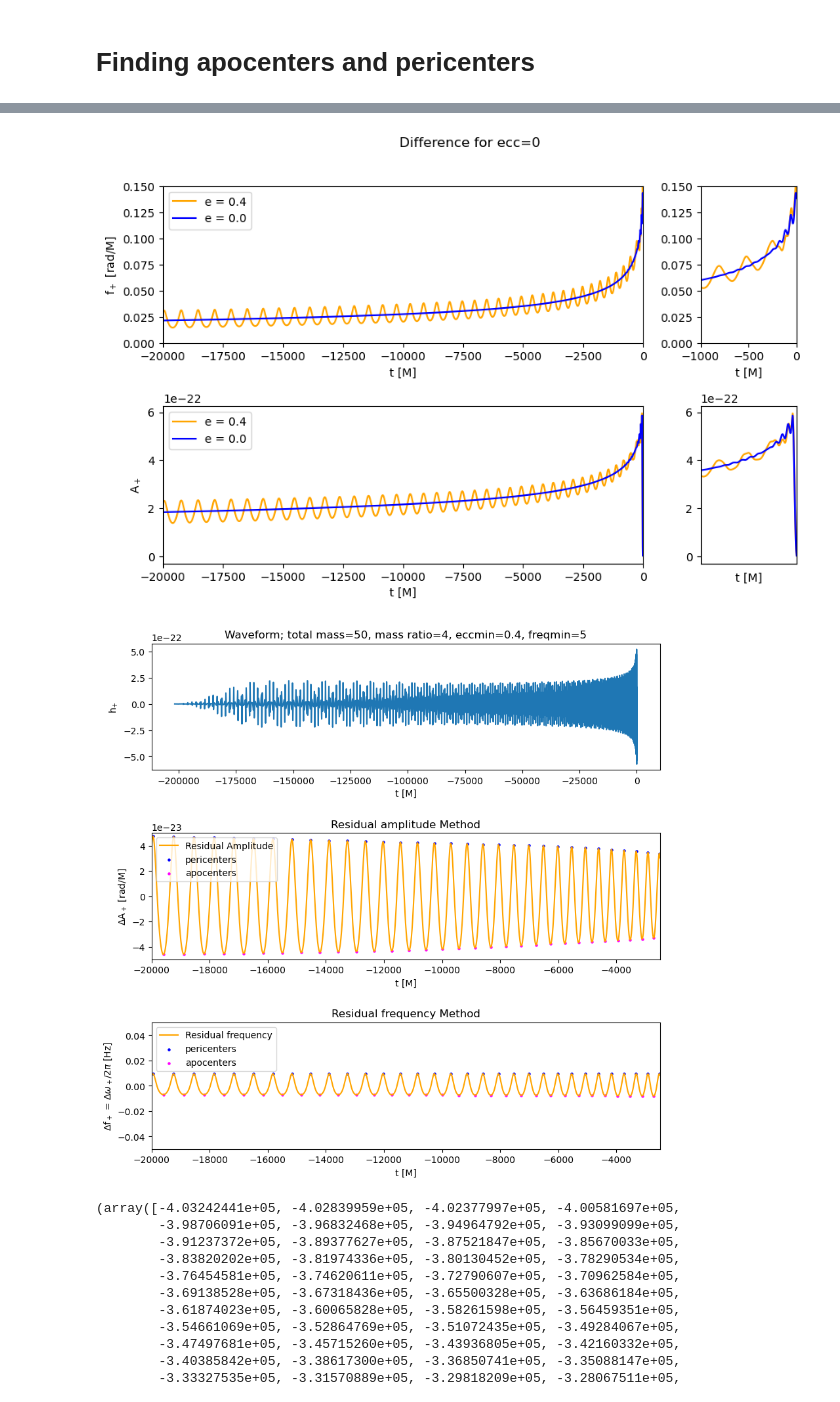
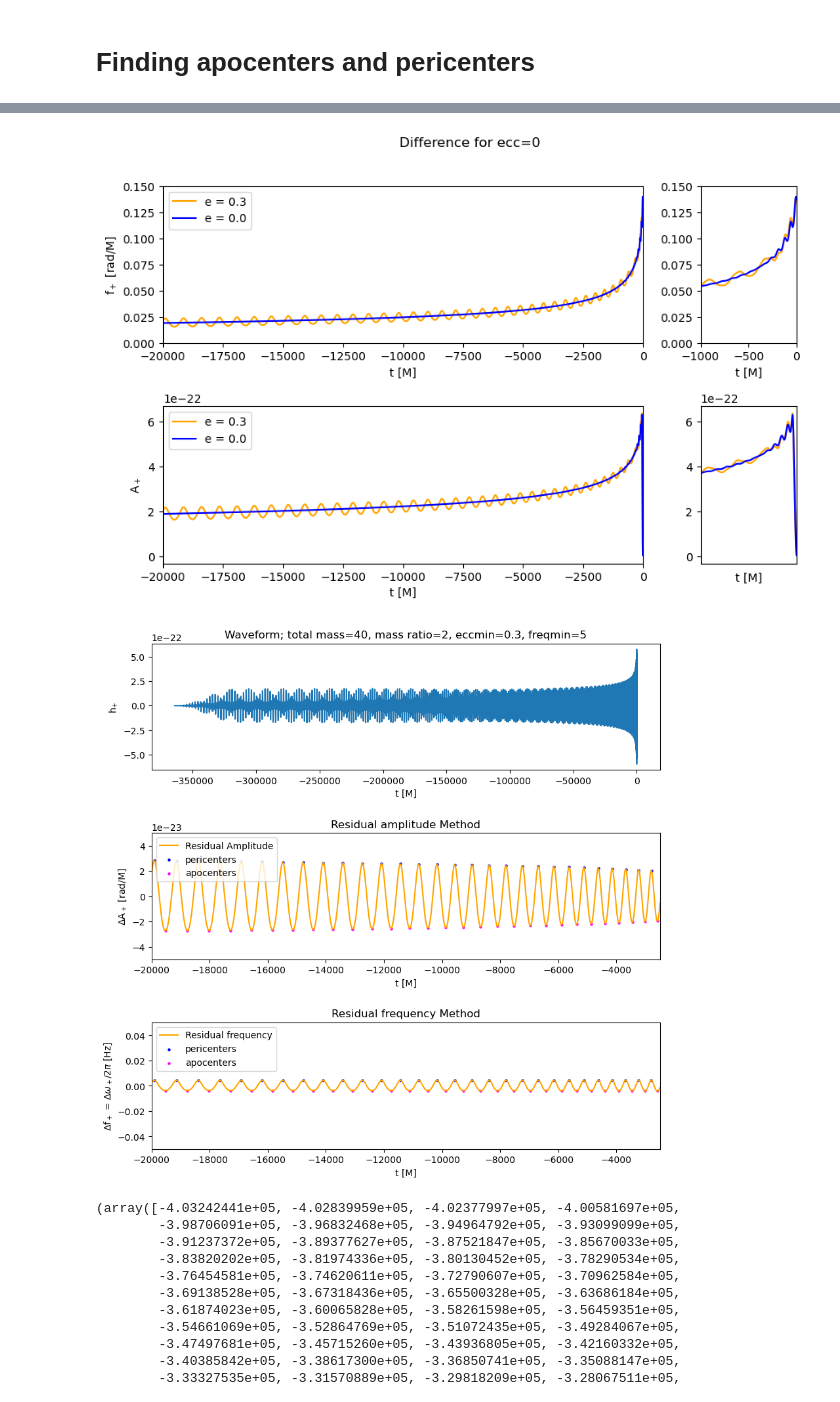
Before and after one commit to suzannelexmond/Thesis_Eccentric_BBHs, a Jupyter notebook: define_eccentricity.ipynb, the cells around one changed output, grey strips where cells are left out. Saved outputs shown, nothing was run; the diff lists cells and outputs as text; code cells hidden in the pictures.

```diff
--- a/define_eccentricity.ipynb
+++ b/define_eccentricity.ipynb
@@ -58,6 +61,19 @@ def get_peaks_t_over_M(values):
     apocenters = -_apo['peak_heights']
 
     return pericenters_index, pericenters, apocenters_index, apocenters
+# %%
+def get_freq_amp_wf(total_mass, mass_ratio, eccmin, freqmin):
+    hp_TS, hc_TS, hp_times, hc_times = SimInspiral(total_mass, mass_ratio, eccmin, freqmin)
+
+    # Frequency and amplitude of eccentric waveform
+    amp = waveform.utils.amplitude_from_polarizations(hp_TS, hc_TS)
+    freq = waveform.utils.frequency_from_polarizations(hp_TS, hc_TS) * 2*np.pi * (lal.MTSUN_SI * total_mass )
+
+    # Convert time units from [s] to [M]
+    amp_times = -amp.sample_times[::-1] / (lal.MTSUN_SI * total_mass )
+    freq_times = -freq.sample_times[::-1] / (lal.MTSUN_SI * total_mass )
+
+    return hp_TS, hp_times, amp, amp_times, freq, freq_times
 # %%
 def Freq_Amp_Method(total_mass, mass_ratio, eccmin, freqmin, DeltaT = 1./2048., lalDict = lal.CreateDict()):
     # AMPLITUDE AND FREQUENCY METHOD
@@ -136,27 +135,13 @@ Freq_Amp_Method(50, 4, 0.4, 5)
 # %%
+
 def Residual_Freq_Amp_Method(total_mass, mass_ratio, eccmin, freqmin):
     #RESIDUAL AMPLITUDE AND FREQUENCY METHOD
 
-    # Generate eccentric waveform
-    hp_TS, hc_TS = SimInspiral(total_mass, mass_ratio, eccmin, freqmin)
+    # Eccentric waveform amplitude and frequency
+    hp_TS, hp_times, amp, amp_times, freq, freq_times = get_freq_amp_wf(total_mass, mass_ratio, eccmin, freqmin)
 
-    # Frequency and amplitude of eccentric waveform
-    amp = waveform.utils.amplitude_from_polarizations(hp_TS, hc_TS)
-    freq = waveform.utils.frequency_from_polarizations(hp_TS, hc_TS) * 2*np.pi * (lal.MTSUN_SI * total_mass )
-
-    # Convert time units from [s] to [M]
-    hp_times = -hp_TS.sample_times[::-1] / (lal.MTSUN_SI * total_mass )
-    amp_times = -amp.sample_times[::-1] / (lal.MTSUN_SI * total_mass )
-    freq_times = -freq.sample_times[::-1] / (lal.MTSUN_SI * total_mass )
-
-
-    # Generate circulair waveform
-    hp_TS_circ, hc_TS_circ = SimInspiral(total_mass, mass_ratio, 1e-10, 5)
-    hp_times_circ = -hp_TS_circ.sample_times[::-1] / (lal.MTSUN_SI * total_mass )
-
-    # Frequency and amplitude of circulair wavefrom
-    amp_circ = waveform.utils.amplitude_from_polarizations(hp_TS_circ, hc_TS_circ)
-    freq_circ = waveform.utils.frequency_from_polarizations(hp_TS_circ, hc_TS_circ) * 2*np.pi * (lal.MTSUN_SI * total_mass ) # Convert from [Hz] to [rad/M]
+    # Circulair waveform amplitude and frequency
+    hp_TS_circ, hp_times_circ, amp_circ, amp_times_circ, freq_circ, freq_times_circ = get_freq_amp_wf(total_mass, mass_ratio, 1e-10, freqmin)
 
     amp_circ = amp_circ[len(amp_circ) - len(amp):]
     freq_circ = freq_circ[len(freq_circ) - len(freq):]
@@ -179,6 +164,7 @@ def Residual_Freq_Amp_Method(total_mass, mass_ratio, eccmin, freqmin):
         res_amp[i] = amp[i] - amp_circ[i]
 
     res_amp_pericenters_index, res_amp_pericenters, res_amp_apocenters_index, res_amp_apocenters = get_peaks_t_over_M(res_amp)
+
 
 
     # Circulair waveform
@@ -271,5 +257,5 @@ def Residual_Freq_Amp_Method(total_mass, mass_ratio, eccmin, freqmin):
 
 plt.show()
 # %%
-Residual_Freq_Amp_Method(50, 4, 0.4, 5)
+Residual_Freq_Amp_Method(40, 2, 0.3, 5)
 # %% [output]
@@ -294,5 +280,5 @@ Residual_Freq_Amp_Method(50, 4, 0.4, 5)
-[figure, old version]
+[figure, new version]
-[figure, old version]
+[figure, new version]
 # %%
 Residual_Freq_Amp_Method(50, 4, 0.002, 5)
 # %% [output]
```
Also changed, not shown: parts of 19 cells of this notebook, 1 other file.
